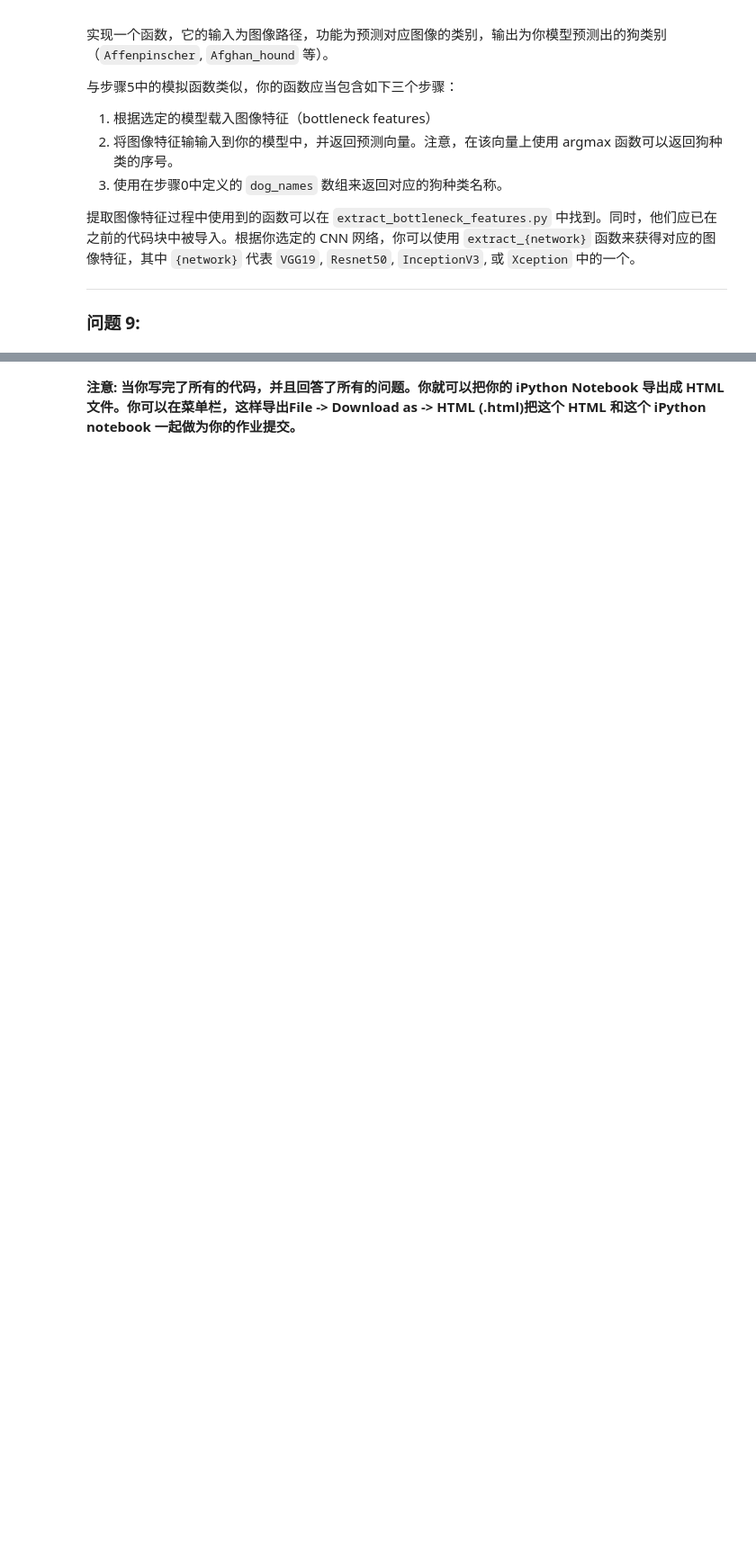
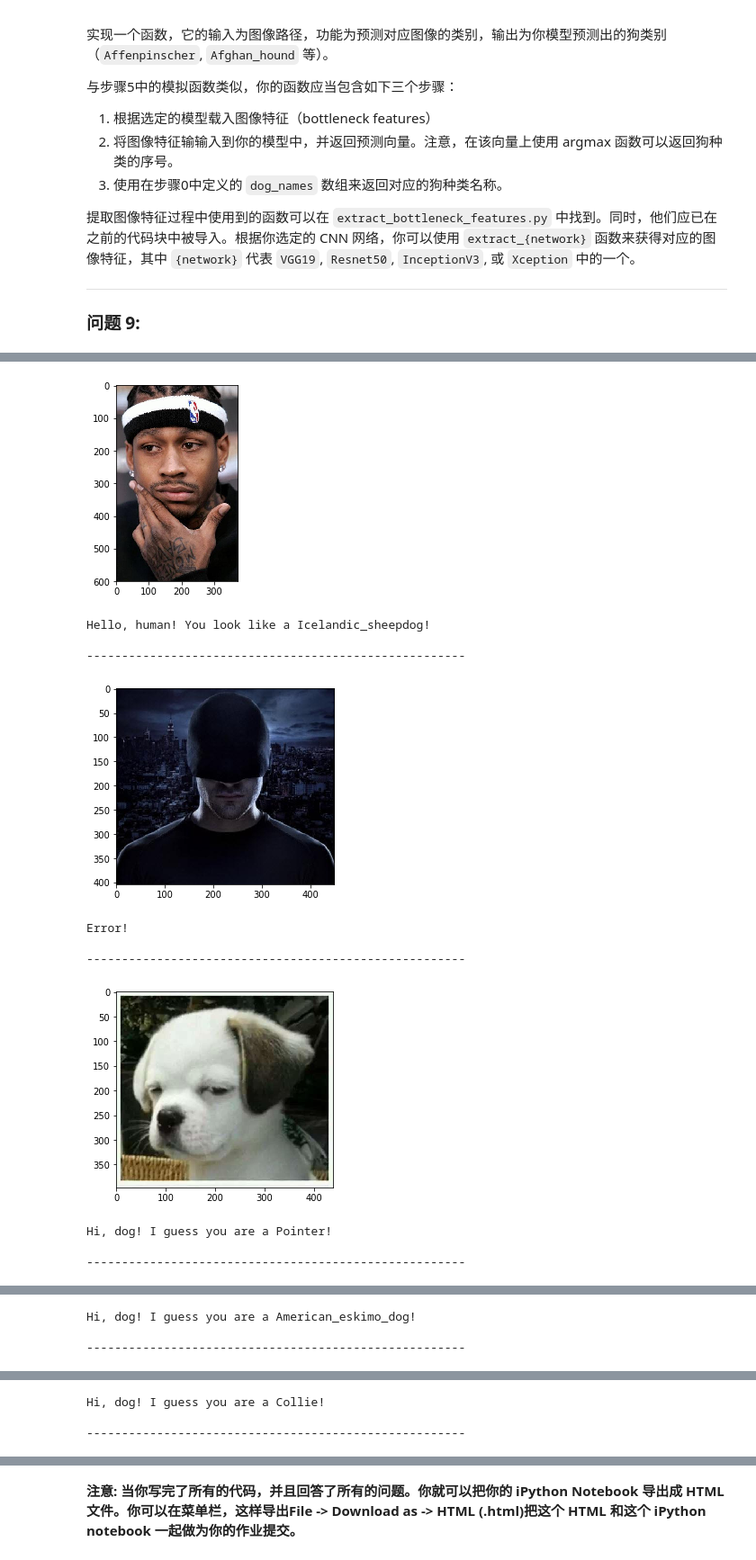
Before and after one commit to chrisway613/dog_projocet, a Jupyter notebook: dog_app.ipynb, the cells around one changed output, grey strips where cells are left out. Shown at 90% size. Cells and saved outputs as stored; diff of their text form; code cells hidden in the pictures; blank space fills up the shorter version.

```diff
--- a/dog_app.ipynb
+++ b/dog_app.ipynb
@@ -832,7 +956,7 @@ Epoch 00020: val_loss did not improve from 0.64914
 <keras.callbacks.History at 0x...>
 # %%
 ### TODO: 加载具有最佳验证loss的模型权重
-Resnet50_model.load_weights('saved_models/weights.best.Resnet50.hdf5')
+Xception_model.load_weights('saved_models/weights.best.Xception.hdf5')
 # %% [markdown]
 ---
 
@@ -876,20 +1000,15 @@ Test accuracy: 81.8182%
 ### TODO: 写一个函数，该函数将图像的路径作为输入
 ### 然后返回此模型所预测的狗的品种
 import tensorflow as tf
-
 from extract_bottleneck_features import *
-from keras.layers import AveragePooling2D
 
 
-def Resnet50_predict_breed(img_path):
+def Xception_predict_breed(img_path):
     # 提取bottleneck特征
-    bottleneck_feature = extract_Resnet50(path_to_tensor(img_path))  # shape(1, 7, 7, 2048)
+    bottleneck_feature = extract_Xception(path_to_tensor(img_path))
     #print(bottleneck_feature.shape)
-    bottleneck_feature = Sequential([AveragePooling2D(pool_size=7)]).predict(bottleneck_feature)  # dim reduct to shape(1, 1, 1, 2048)
-    #print(bottleneck_feature.shape)
-
     # 获取预测向量
-    predicted_vector = Resnet50_model.predict(bottleneck_feature)  # require input with shape(1, 1, 1, 2048)
+    predicted_vector = Xception_model.predict(bottleneck_feature)
     # 返回此模型预测的狗的品种
     return dog_names[np.argmax(predicted_vector)]
 # %% [markdown]
@@ -954,3 +1044,19 @@ def my_detector(img_path):
+# %%
+### TODO: 设计你的算法
+### 自由地使用所需的代码单元数吧
+def my_pred_func(img_path):
+    img = cv2.cvtColor(cv2.imread(img_path), cv2.COLOR_BGR2RGB)
+    plt.imshow(img)
+    plt.show()
+
+    if dog_detector(img_path):
+        print("Hi, dog! I guess you are a {}!".format(Xception_predict_breed(img_path)))
+    elif face_detector(img_path):
+        print("Hello, human! You look like a {}!".format(Xception_predict_breed(img_path)))
+    else:
+        print("Error!")
+
+    print("\n------------------------------------------------------\n")
 # %% [markdown]
 ---
 <a id='step7'></a>
@@ -1030,0 +1080,29 @@ Error: Image file images/icon.jpg is not belong to human or dogs
+# %%
+## TODO: 在你的电脑上，在步骤6中，至少在6张图片上运行你的算法。
+## 自由地使用所需的代码单元数吧
+files = [
+    'images/a.jpg', 'images/devil.jpg',
+    'images/dg.jpg', 'images/dog2.jpg',
+    'images/dog3.jpg', 'images/luf.jpg',
+    'images/cup.jpg', 'images/kaws.jpg',
+    'images/cap.jpg', 'images/yz.jpg',
+    'images/bear.jpg', 'images/dog4.jpg',
+    'images/coffee.jpg', 'images/kaffee.jpg',
+    'images/cat.jpg', 'images/cat1.jpg'
+]
+
+for file in files:
+    my_pred_func(file)
+# %% [output]
+[figure, added]
+Hello, human! You look like a Icelandic_sheepdog!
+
+------------------------------------------------------
+[figure, added]
+Error!
+
+------------------------------------------------------
+[figure, added]
+Hi, dog! I guess you are a Pointer!
+
+------------------------------------------------------
@@ -1030,0 +1110,3 @@ Error: Image file images/icon.jpg is not belong to human or dogs
+Hi, dog! I guess you are a American_eskimo_dog!
+
+------------------------------------------------------
@@ -1030,0 +1114,3 @@ Error: Image file images/icon.jpg is not belong to human or dogs
+Hi, dog! I guess you are a Collie!
+
+------------------------------------------------------
```
Also changed, not shown: parts of 38 cells of this notebook, 2 other files.
